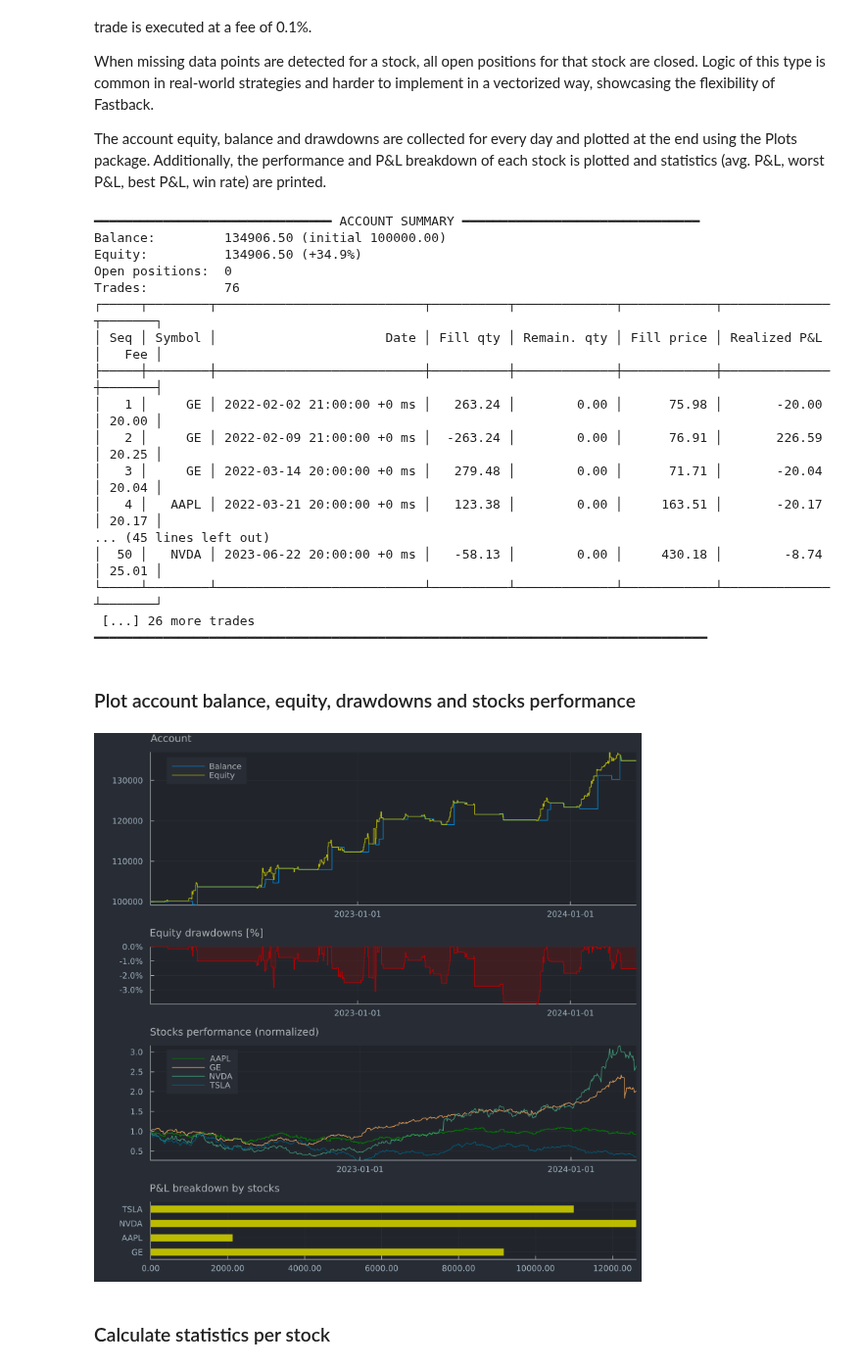
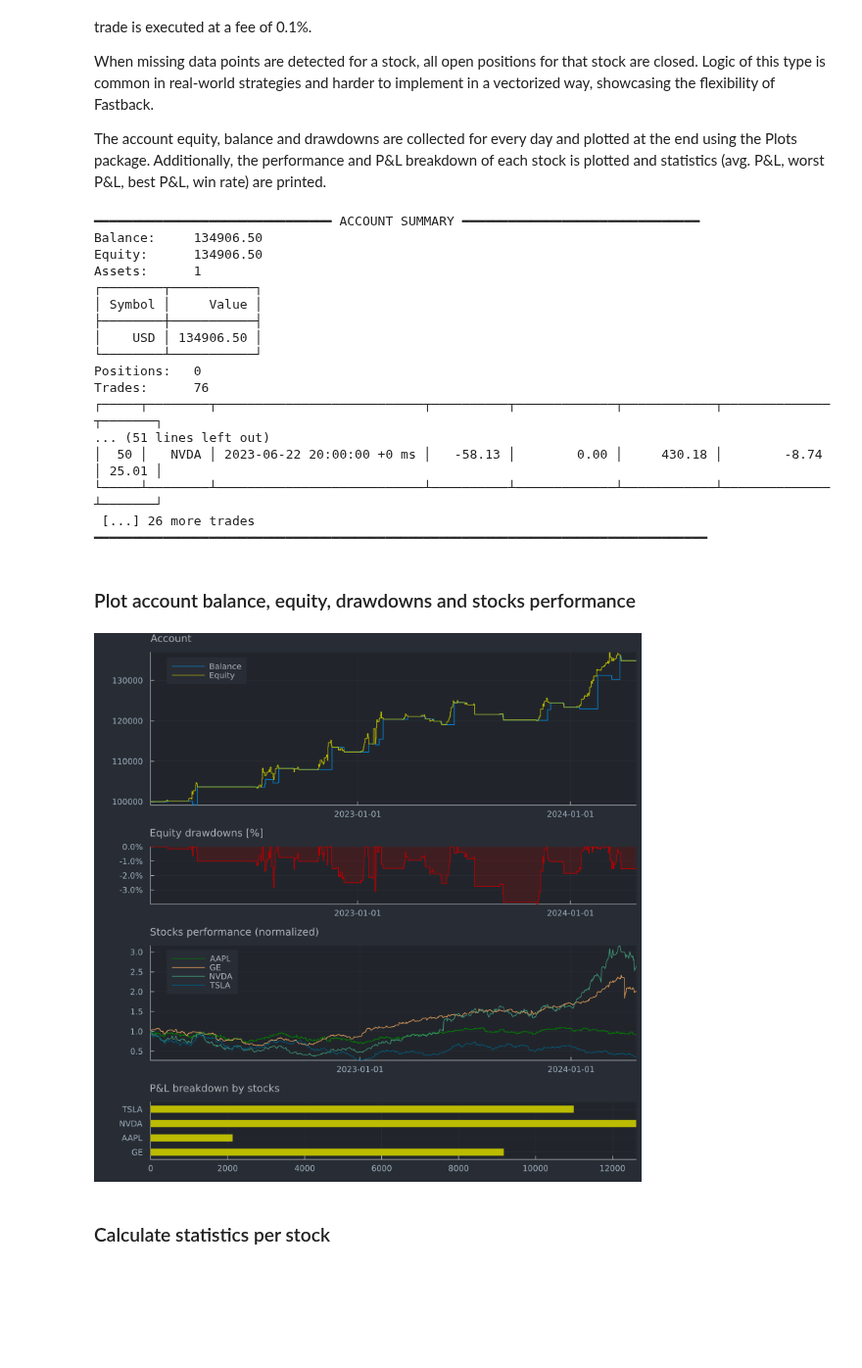
Before and after one commit to rbeeli/Fastback.jl, a Jupyter notebook: docs/src/examples/gen/2_portfolio_trading.ipynb, the cells around one changed output. Shown at 98% size. Saved outputs shown, nothing was run; the diff lists cells and outputs as text; code cells hidden in the pictures; blank space fills up the shorter version.

```diff
--- a/docs/src/examples/gen/2_portfolio_trading.ipynb
+++ b/docs/src/examples/gen/2_portfolio_trading.ipynb
@@ -36,11 +36,14 @@ symbols = Symbol.(names(df)[2:end]);
 # print summary
 describe(df)
 
-# define instrument objects for all symbols
-instruments = map(t -> Instrument(t[1], t[2]), enumerate(symbols))
+# create trading account with $100'000 start capital
+base_asset = Asset(1, :USD);
+acc = Account{Nothing,Nothing}(base_asset);
+add_funds!(acc, base_asset, 100_000.0);
 
-# create trading account with 100,000 start capital
-acc = Account{Nothing}(instruments, 100_000.0);
+# register instruments for all symbols
+instruments = map(((i, symbol),) -> Instrument(i, symbol, symbol, :USD), enumerate(symbols));
+register_instrument!.(Ref(acc), instruments);
 
 # data collector for account balance, equity and drawdowns (sampling every day)
 collect_balance, balance_data = periodic_collector(Float64, Day(1));
@@ -49,7 +52,7 @@ collect_drawdown, drawdown_data = drawdown_collector(DrawdownMode.Percentage, Da
 
 function open_position!(acc, inst, dt, price)
     # invest 20% of equity in the position
-    qty = 0.2acc.equity / price
+    qty = 0.2total_equity(acc) / price
     order = Order(oid!(acc), inst, dt, price, qty)
     fill_order!(acc, order, dt, price; fee_pct=0.001)
 end
@@ -102,27 +105,30 @@ for i in 6:nrow(df)
     end
 
     # collect data for plotting
-    collect_balance(dt, acc.balance)
-    collect_equity(dt, acc.equity)
-    collect_drawdown(dt, acc.equity)
+    if should_collect(equity_data, dt)
+        equity = total_equity(acc)
+        collect_balance(dt, total_balance(acc))
+        collect_equity(dt, equity)
+        collect_drawdown(dt, equity)
+    end
 end
 
 # print account statistics
 show(acc)
 # %% [output]
 ━━━━━━━━━━━━━━━━━━━━━━━━━━━━━━━ ACCOUNT SUMMARY ━━━━━━━━━━━━━━━━━━━━━━━━━━━━━━━
-Balance:         134906.50 (initial 100000.00)
-Equity:          134906.50 (+34.9%)
-Open positions:  0
-Trades:          76
+Balance:     134906.50
+Equity:      134906.50
+Assets:      1
+┌────────┬───────────┐
+│ Symbol │     Value │
+├────────┼───────────┤
+│    USD │ 134906.50 │
+└────────┴───────────┘
+Positions:   0
+Trades:      76
 ┌─────┬────────┬───────────────────────────┬──────────┬─────────────┬────────────┬──────────────┬───────┐
-│ Seq │ Symbol │                      Date │ Fill qty │ Remain. qty │ Fill price │ Realized P&L │   Fee │
-├─────┼────────┼───────────────────────────┼──────────┼─────────────┼────────────┼──────────────┼───────┤
-│   1 │     GE │ 2022-02-02 21:00:00 +0 ms │   263.24 │        0.00 │      75.98 │       -20.00 │ 20.00 │
-│   2 │     GE │ 2022-02-09 21:00:00 +0 ms │  -263.24 │        0.00 │      76.91 │       226.59 │ 20.25 │
-│   3 │     GE │ 2022-03-14 20:00:00 +0 ms │   279.48 │        0.00 │      71.71 │       -20.04 │ 20.04 │
-│   4 │   AAPL │ 2022-03-21 20:00:00 +0 ms │   123.38 │        0.00 │     163.51 │       -20.17 │ 20.17 │
-... (45 lines left out)
+... (51 lines left out)
 │  50 │   NVDA │ 2023-06-22 20:00:00 +0 ms │   -58.13 │        0.00 │     430.18 │        -8.74 │ 25.01 │
 └─────┴────────┴───────────────────────────┴──────────┴─────────────┴────────────┴──────────────┴───────┘
  [...] 26 more trades
@@ -165,35 +171,35 @@ p3 = plot(
     yformatter=y -> @sprintf("%.1f", y),
     label=names(df)[2],
     linetype=:steppost,
     color=:green);
 for i in 3:ncol(df)
     plot!(p3,
         df.dt_close, df[!, i] ./ df[1, i];
         label=names(df)[i])
 end
 
 # P&L breakdown by stocks
 pnl_by_inst = acc.trades |>
               @groupby(_.order.inst.symbol) |>
               @map({
                   symbol = key(_),
                   pnl = sum(getfield.(_, :realized_pnl))
               }) |> DataFrame
 p4 = bar(string.(pnl_by_inst.symbol), pnl_by_inst.pnl;
     legend=false,
     title="P&L breakdown by stocks",
     permute=(:x, :y),
     xlims=(0, size(pnl_by_inst)[1]),
-    yformatter=y -> format_ccy(acc, y),
+    yformatter=y -> @sprintf("%.0f", y),
     color="#BBBB00",
     linecolor=nothing,
     bar_width=0.5)
 
 plot(p1, p2, p3, p4;
     layout=@layout[a{0.4h}; b{0.15h}; c{0.3h}; d{0.15h}],
     size=(800, 800), margin=0mm, left_margin=5mm)
 # %% [output]
-[figure, old version]
+[figure, new version]
 # %% [markdown]
 ### Calculate statistics per stock
 # %% [markdown]
```
Also changed, not shown: 36 other files.
